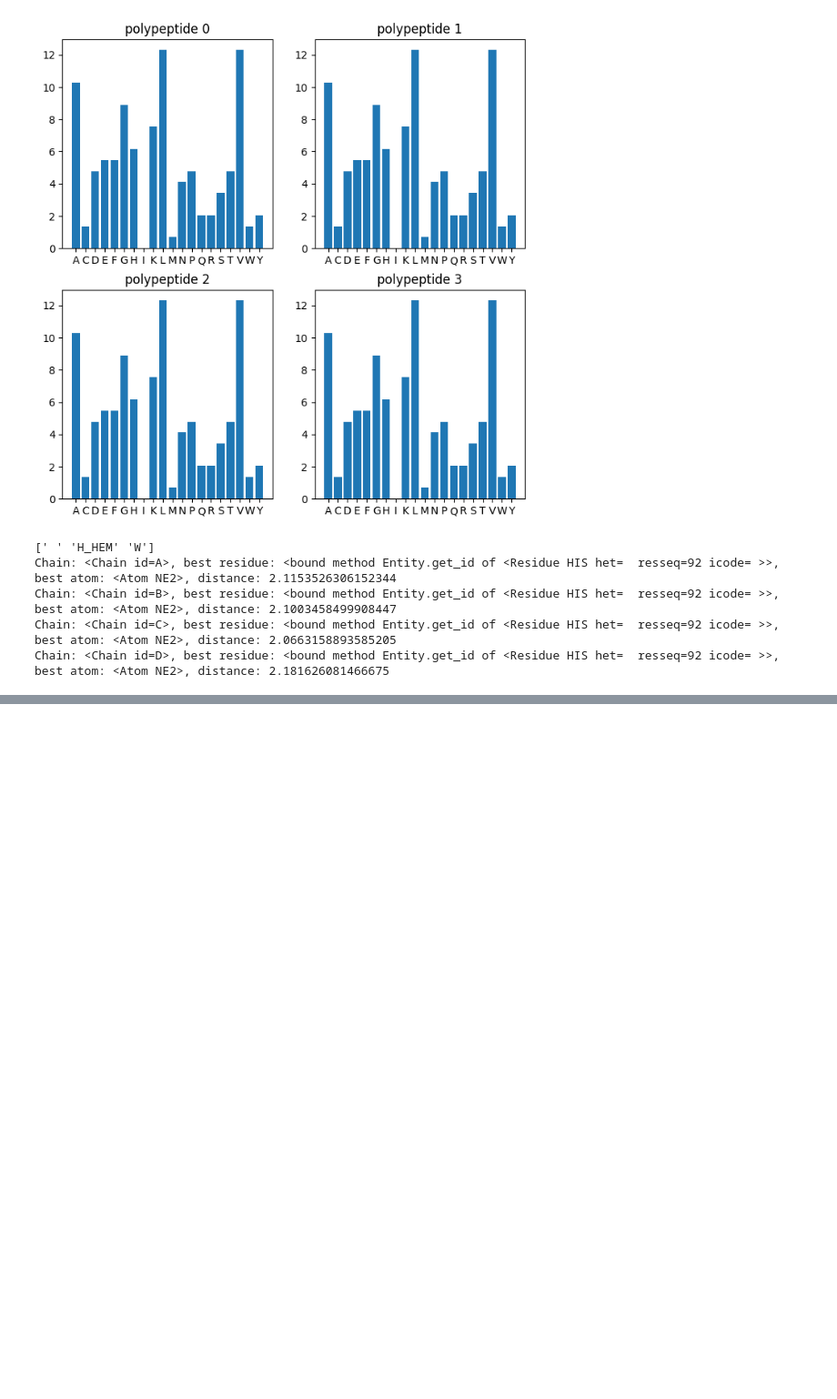
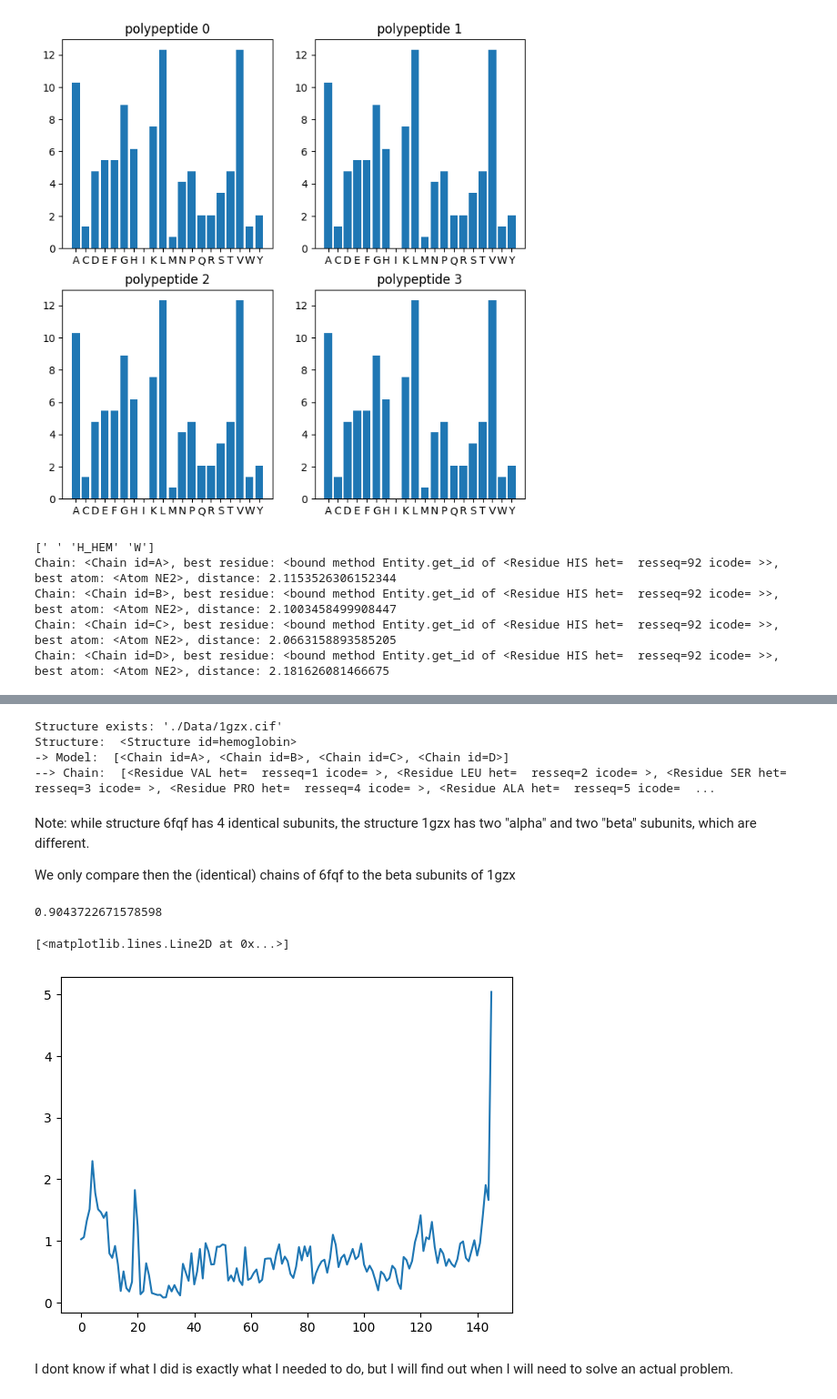
Before and after one commit to miriamzara/Biological_Datasets, a Jupyter notebook: pratical_2_biopython/my_exercises.ipynb, the cells around one changed output, grey strips where cells are left out. Shown at 91% size. Drawn from its saved outputs; the diff is of its cells as text; code cells hidden in the pictures; blank space fills up the shorter version.

Commit message:
hemoglobin exercise almost done

```diff
--- a/pratical_2_biopython/my_exercises.ipynb
+++ b/pratical_2_biopython/my_exercises.ipynb
@@ -225,0 +263,28 @@ Chain: <Chain id=D>, best residue: <bound method Entity.get_id of <Residue HIS h
+# %%
+pdb_code_oxigens = "1gzx"
+
+
+
+# 1: Download
+from Bio.PDB import PDBList
+pdb_list = PDBList(server = "https://files.rcsb.org")
+pdb_list.retrieve_pdb_file(pdb_code = pdb_code_oxigens, pdir = "./Data/", file_format = "mmCif")
+
+
+# 2: Parse
+from Bio.PDB import MMCIFParser
+parser = MMCIFParser()
+structure_oxy = parser.get_structure(structure_id = "hemoglobin", filename = f"./Data/{pdb_code_oxigens}.cif")
+
+print("Structure: ", structure_oxy)
+print("-> Model: ", list(structure_oxy[0]))
+print("--> Chain: ", list(structure_oxy[0]['A']))
+# %% [output]
+Structure exists: './Data/1gzx.cif'
+Structure:  <Structure id=hemoglobin>
+-> Model:  [<Chain id=A>, <Chain id=B>, <Chain id=C>, <Chain id=D>]
+--> Chain:  [<Residue VAL het=  resseq=1 icode= >, <Residue LEU het=  resseq=2 icode= >, <Residue SER het=  resseq=3 icode= >, <Residue PRO het=  resseq=4 icode= >, <Residue ALA het=  resseq=5 icode=  ...
+# %% [markdown]
+Note: while structure 6fqf has 4 identical subunits, the structure 1gzx has two "alpha" and two "beta" subunits, which are different.
+
+We only compare then the (identical) chains of 6fqf to the beta subunits of 1gzx
@@ -225,0 +307,51 @@ Chain: <Chain id=D>, best residue: <bound method Entity.get_id of <Residue HIS h
+# %%
+from Bio.PDB import Superimposer
+
+superimposer = Superimposer()
+ref_model = structure[0]['A']
+alt_model = structure_oxy[0]['B']
+
+
+ca_atoms = []
+for res in ref_model.get_residues():
+    if res.get_id()[0] == ' ':
+        ca_atoms.append(res['CA']) # ensure you only call ['CA'] for aminoacid residues
+        #for atom in res.get_atoms():
+        #    if atom.id == 'CA':
+        #        ca_atoms.append(atom)
+
+
+ca_atoms_alt= []
+for res in alt_model.get_residues():
+    if res.get_id()[0] == ' ':
+        for atom in res.get_atoms():
+            if atom.id == 'CA':
+                ca_atoms_alt.append(atom)
+
+
+len(ca_atoms_alt)
+
+superimposer.set_atoms(fixed = ca_atoms, moving = ca_atoms_alt) # define the frame based on CA atom positions
+superimposer.apply(alt_model.get_atoms()) # rotate- traslate ALL the atoms (not just CA)
+print(superimposer.rms)
+# %% [output]
+0.9043722671578598
+# %%
+# Finally, lets compute the deviation for each residue, to check which parts of the chain are more mobile
+
+
+
+def compute_residue_deviation(chain_A, chain_B):
+    deviations = []
+    carbons_chain_A = [r['CA'] for r in chain_A.get_residues() if r.get_id()[0] == ' ']
+    carbons_chain_B = [r['CA'] for r in chain_B.get_residues()  if r.get_id()[0] == ' ']
+    deviations = [ca - cb for ca, cb in zip(carbons_chain_A, carbons_chain_B)]
+    return deviations
+# %%
+dev = compute_residue_deviation(ref_model, alt_model)
+plt.plot(range(len(dev)), dev)
+# %% [output]
+[<matplotlib.lines.Line2D at 0x...>]
+[figure, added]
+# %% [markdown]
+I dont know if what I did is exactly what I needed to do, but I will find out when I will need to solve an actual problem.
```
Also changed, not shown: parts of 4 cells of this notebook, 3 other files.
